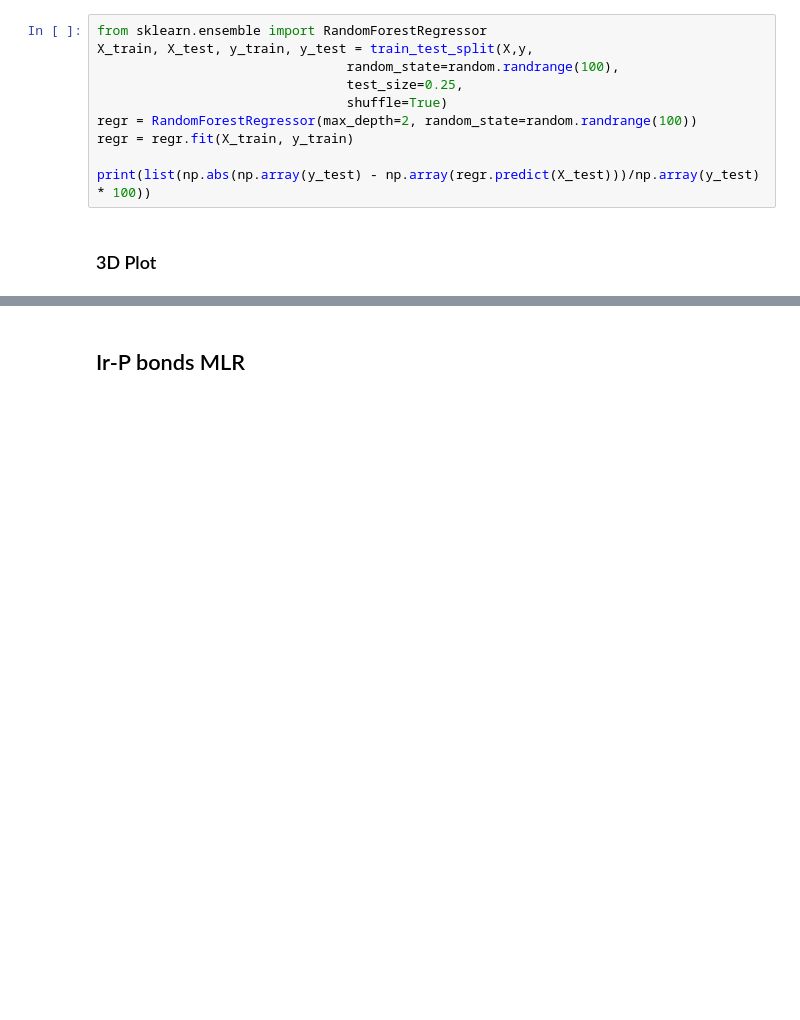
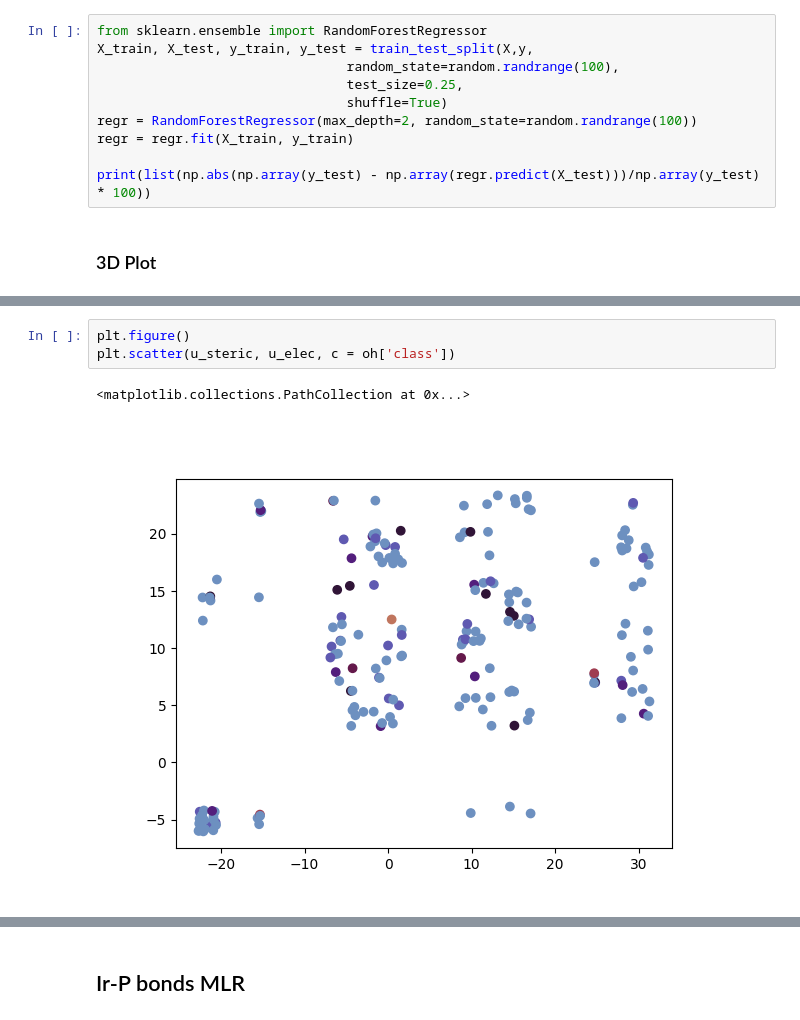
Before and after one commit to niketagrawal/obelix, a Jupyter notebook: open-bidentate-explorer/tools/data/statistical_analysis.ipynb, the cells around one changed output, grey strips where cells are left out. Drawn from its saved outputs; the diff is of its cells as text; blank space fills up the shorter version.

```diff
--- a/open-bidentate-explorer/tools/data/statistical_analysis.ipynb
+++ b/open-bidentate-explorer/tools/data/statistical_analysis.ipynb
@@ -421,0 +512,6 @@ fig.savefig('3D_PCA.png', dpi=300, bbox_inches='tight')
+# %%
+plt.figure()
+plt.scatter(u_steric, u_elec, c = oh['class'])
+# %% [output]
+<matplotlib.collections.PathCollection at 0x...>
+[figure, added]
```
Also changed, not shown: parts of 21 cells of this notebook.
